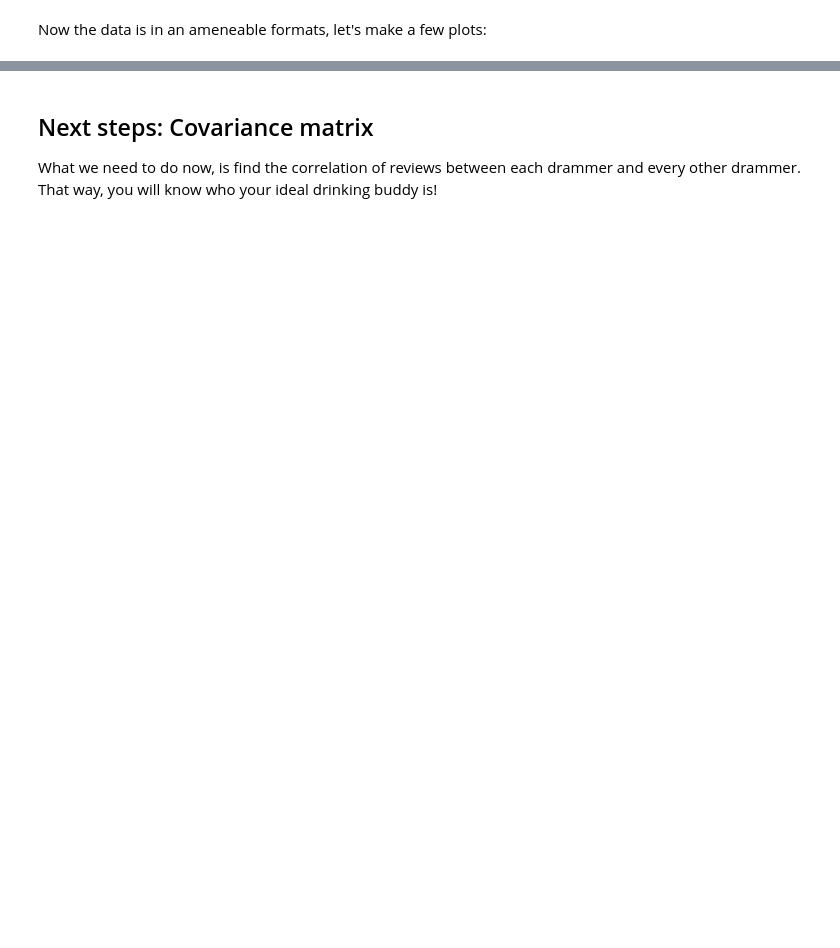
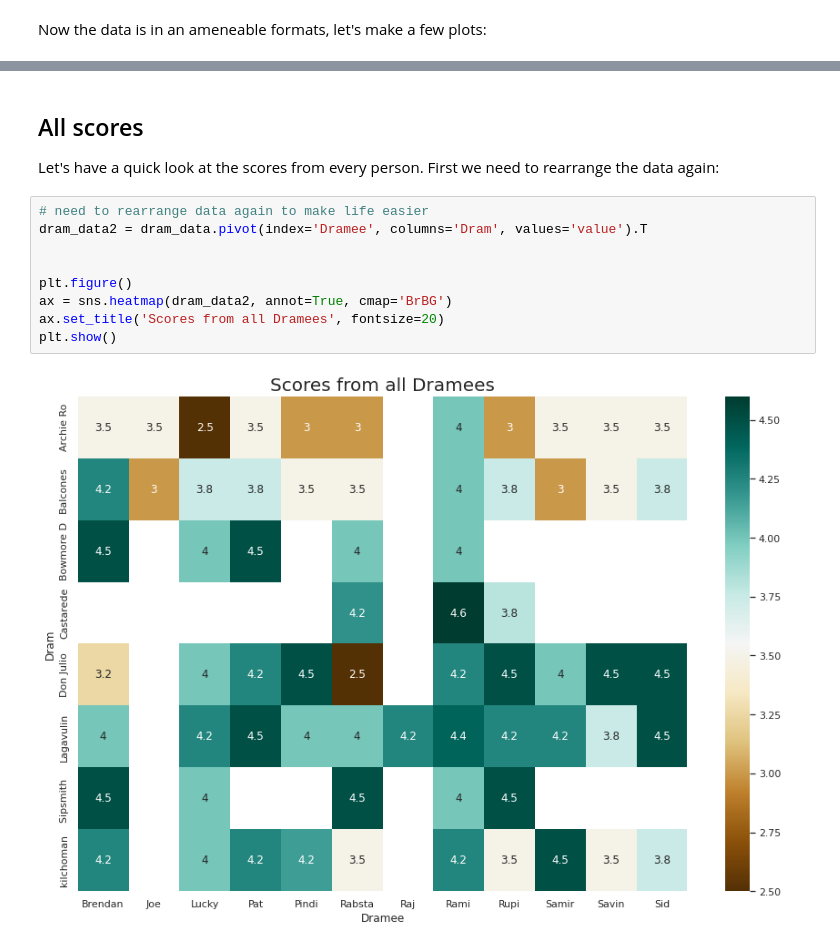
Before and after one commit to bwheelz36/twelve_drams, a Jupyter notebook: twelve_drams.ipynb, the cells around one changed output, grey strips where cells are left out. Cells and saved outputs as stored; diff of their text form; blank space fills up the shorter version.

```diff
--- a/twelve_drams.ipynb
+++ b/twelve_drams.ipynb
@@ -56,5 +58,15 @@ plt.show()
 # %% [markdown]
-## Next steps: Covariance matrix
+## All scores
 
-What we need to do now, is find the correlation of reviews between each drammer and every other drammer.
-That way, you will know who your ideal drinking buddy is!
+Let's have a quick look at the scores from every person. First we need to rearrange the data again:
+# %%
+# need to rearrange data again to make life easier
+dram_data2 = dram_data.pivot(index='Dramee', columns='Dram', values='value').T
+
+
+plt.figure()
+ax = sns.heatmap(dram_data2, annot=True, cmap='BrBG')
+ax.set_title('Scores from all Dramees', fontsize=20)
+plt.show()
+# %% [output]
+[figure, added]
```
Also changed, not shown: parts of 6 cells of this notebook, 1 other file.
